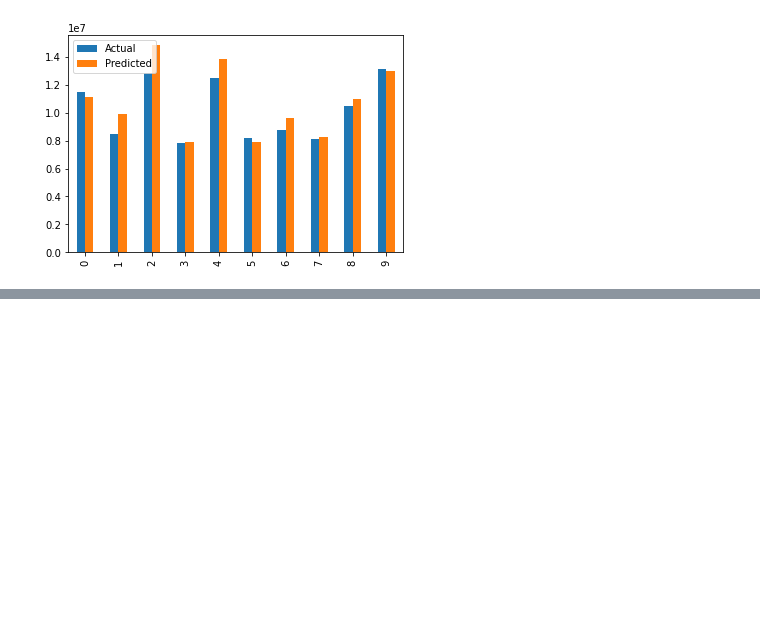
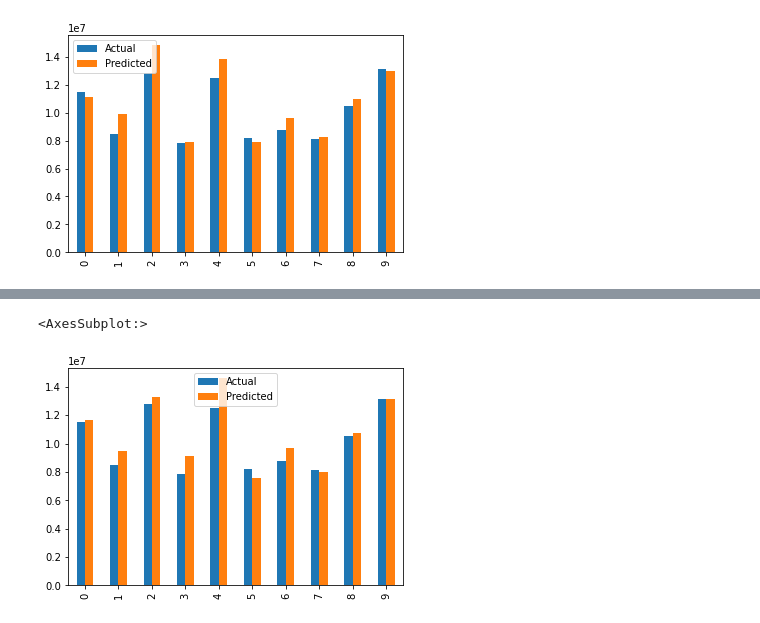
Before and after one commit to sanix-sandel/Moscow_housing_prices, a Jupyter notebook: Moscow_housing_price.ipynb, the cells around one changed output, grey strips where cells are left out. Drawn from its saved outputs; the diff is of its cells as text; code cells hidden in the pictures; blank space fills up the shorter version.

Commit message:
New Linear Regression

```diff
--- a/Moscow_housing_price.ipynb
+++ b/Moscow_housing_price.ipynb
@@ -265,0 +348,15 @@ pd.DataFrame({'coef':results.params, 'p-value':round(results.pvalues, 3)})
+# %%
+data_1['AO_SAO']=data_1['AO_SAO'].astype(int)
+data_1['AO_SVAO']=data_1['AO_SVAO'].astype(int)
+data_1['AO_SZAO']=data_1['AO_SZAO'].astype(int)
+data_1['AO_UAO']=data_1['AO_UAO'].astype(int)
+data_1['AO_UVAO']=data_1['AO_UVAO'].astype(int)
+data_1['AO_UZAO']=data_1['AO_UZAO'].astype(int)
+data_1['AO_VAO']=data_1['AO_VAO'].astype(int)
+data_1['AO_ZAO']=data_1['AO_ZAO'].astype(int)
+data_1['hm_block']=data_1['hm_block'].astype(int)
+data_1['hm_brick']=data_1['hm_brick'].astype(int)
+data_1['hm_monolith']=data_1['hm_monolith'].astype(int)
+data_1['hm_panel']=data_1['hm_panel'].astype(int)
+
+data_1.info()
@@ -265,0 +402,8 @@ pd.DataFrame({'coef':results.params, 'p-value':round(results.pvalues, 3)})
+# %%
+prices=data_1["price"]
+features=data_1.drop(["price"], axis=1)
+
+x_train, x_test, y_train, y_test=train_test_split(features, prices, test_size=0.2, random_state=10)
+# %%
+regr_1=LinearRegression()
+regr_1.fit(x_train, y_train)
@@ -265,0 +465,4 @@ pd.DataFrame({'coef':results.params, 'p-value':round(results.pvalues, 3)})
+# %%
+y_pred=regr_1.predict(x_test)
+evaluate=pd.DataFrame({'Actual':y_test.values.flatten(), 'Predicted':y_pred.flatten()})
+evaluate.head(10)
@@ -265,0 +481,5 @@ pd.DataFrame({'coef':results.params, 'p-value':round(results.pvalues, 3)})
+# %%
+evaluate.head(10).plot(kind='bar')
+# %% [output]
+<AxesSubplot:>
+[figure, added]
```
Also changed, not shown: parts of 15 cells of this notebook.
